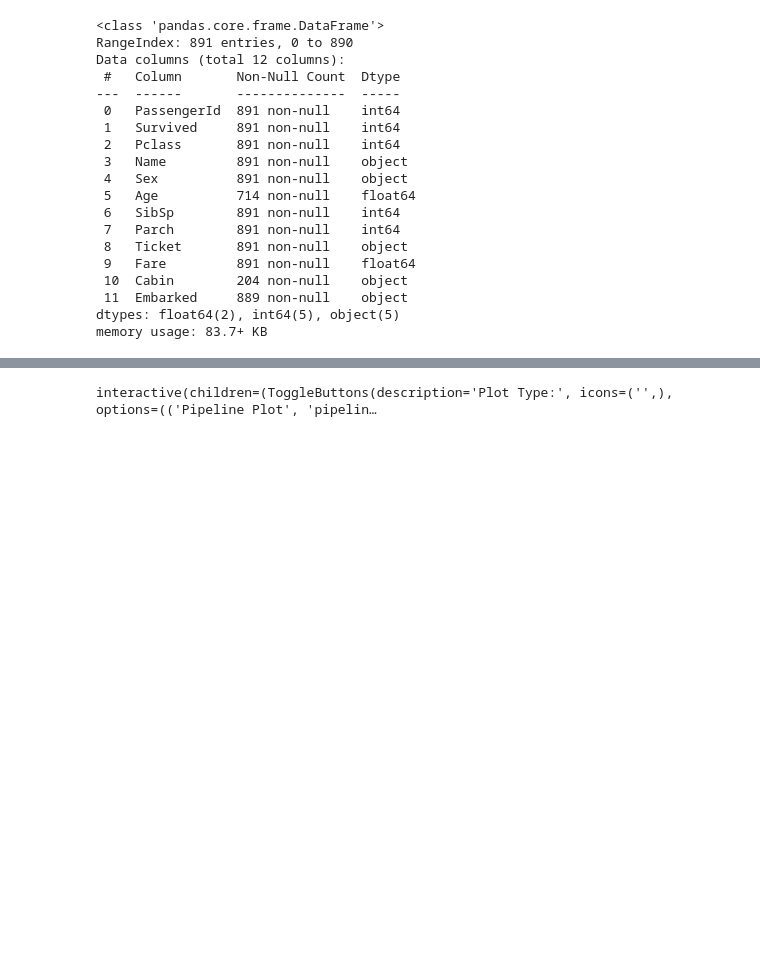
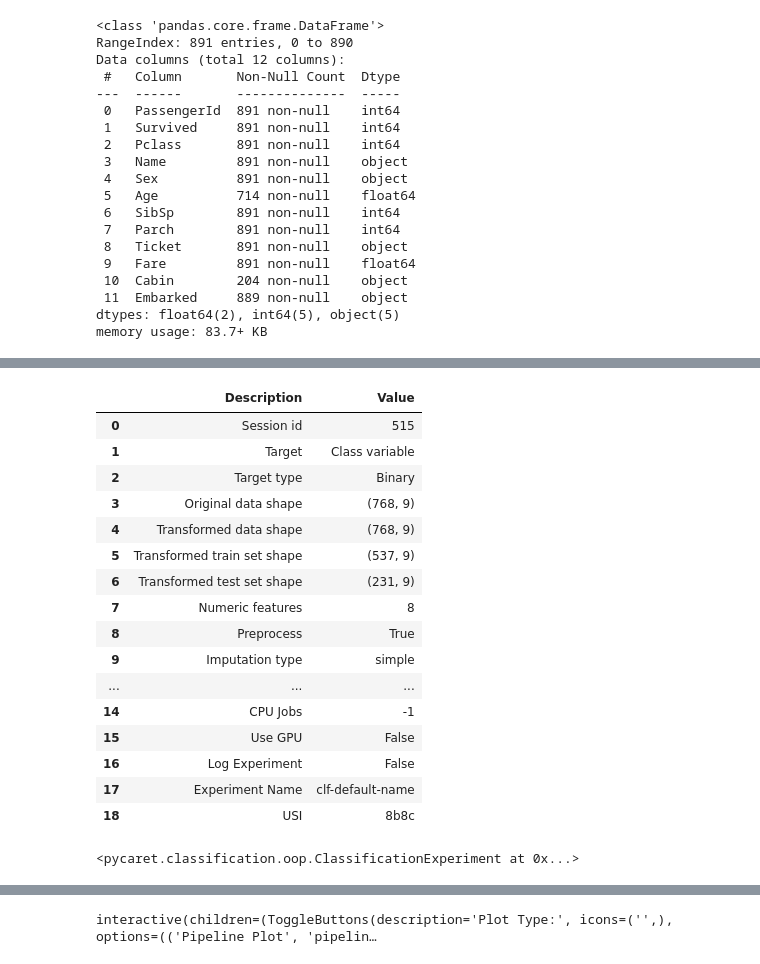
Before and after one commit to ancestor9/24_fall_Big-Data-Processing-coding-, a Jupyter notebook: 1017_pycaret.ipynb, the cells around one changed output, grey strips where cells are left out. Cells and saved outputs as stored; diff of their text form; code cells hidden in the pictures; blank space fills up the shorter version.

```diff
--- a/1017_pycaret.ipynb
+++ b/1017_pycaret.ipynb
@@ -51,0 +47,4 @@ google-colab 1.0.0 requires pandas==2.2.2, but you have pandas 2.1.4 which is in
+# %%
+# load sample dataset
+from pycaret.datasets import get_data
+data = get_data('diabetes')
@@ -51,0 +67,23 @@ google-colab 1.0.0 requires pandas==2.2.2, but you have pandas 2.1.4 which is in
+# %%
+from pycaret.classification import ClassificationExperiment
+s = ClassificationExperiment() # 겍체화
+s.setup(data, target = 'Class variable')
+# %% [output]
+|  | Description | Value |
+| 0 | Session id | 515 |
+| 1 | Target | Class variable |
+| 2 | Target type | Binary |
+| 3 | Original data shape | (768, 9) |
+| 4 | Transformed data shape | (768, 9) |
+| 5 | Transformed train set shape | (537, 9) |
+| 6 | Transformed test set shape | (231, 9) |
+| 7 | Numeric features | 8 |
+| 8 | Preprocess | True |
+| 9 | Imputation type | simple |
+| ... | ... | ... |
+| 14 | CPU Jobs | -1 |
+| 15 | Use GPU | False |
+| 16 | Log Experiment | False |
+| 17 | Experiment Name | clf-default-name |
+| 18 | USI | 8b8c |
+<pycaret.classification.oop.ClassificationExperiment at 0x...>
```
Also changed, not shown: parts of 12 cells of this notebook.
